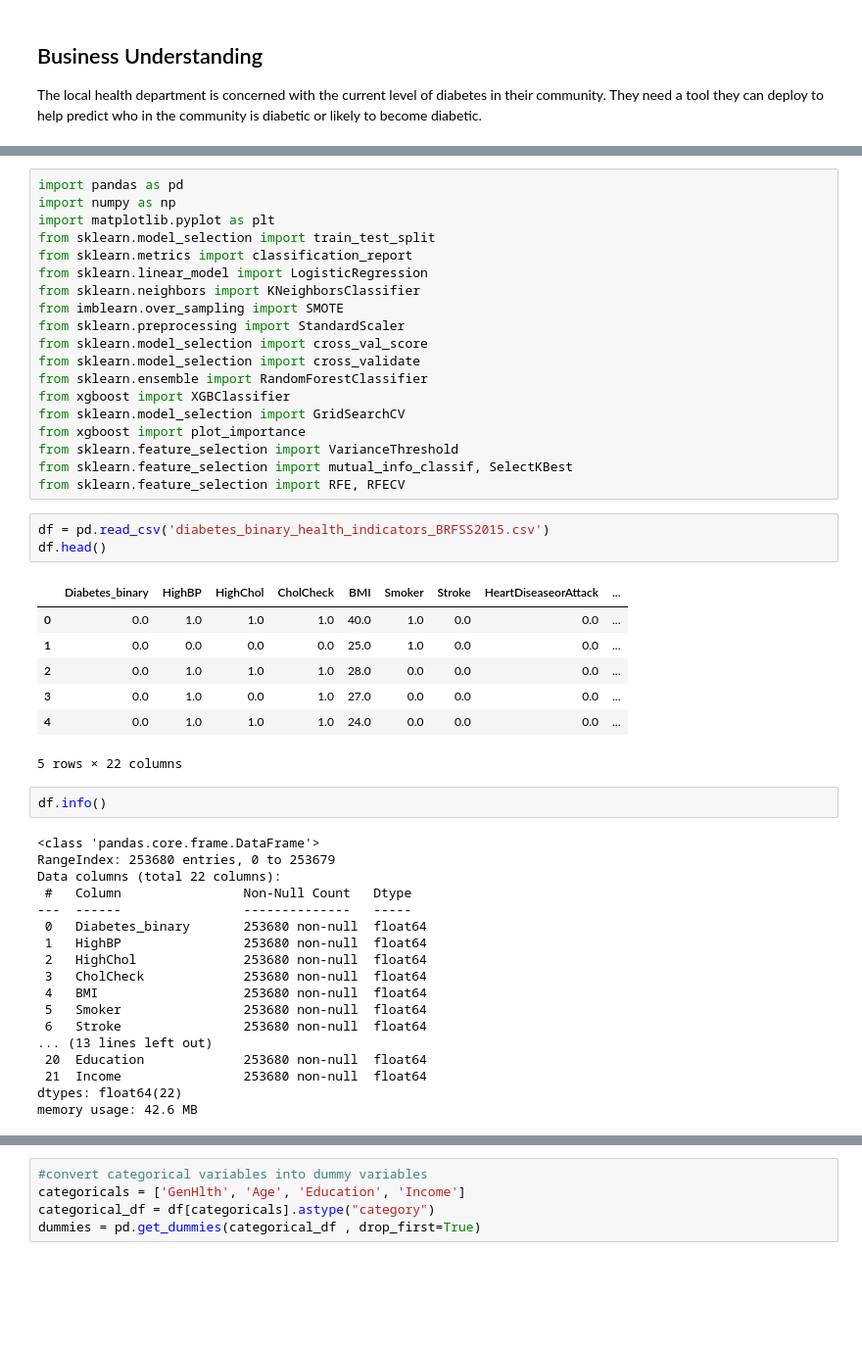
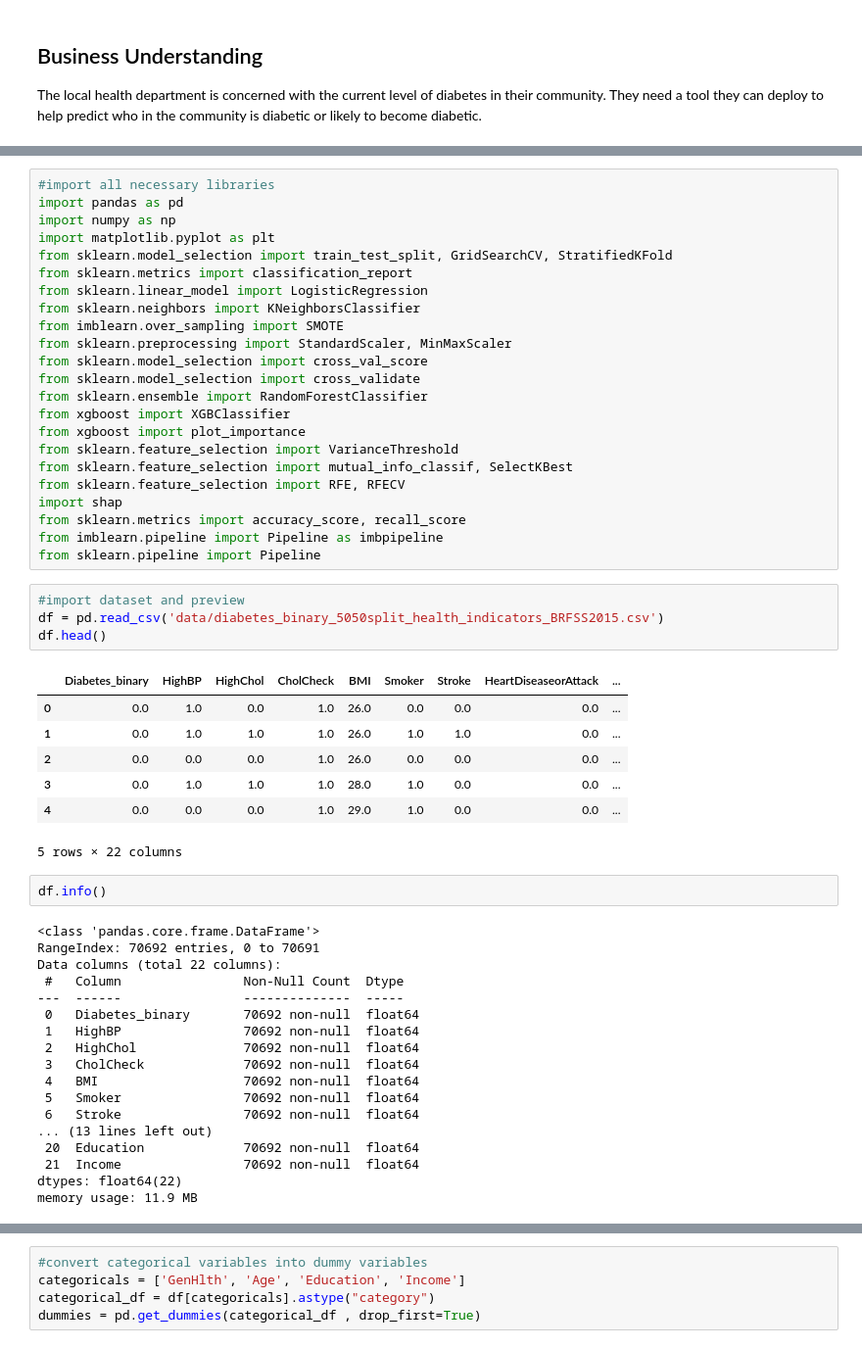
Before and after one commit to bentoler22/Flatiron_Phase_3_Project, a Jupyter notebook: Diabetes_Classification.ipynb, the cells around one changed output, grey strips where cells are left out. Shown at 98% size. Saved outputs shown, nothing was run; the diff lists cells and outputs as text; blank space fills up the shorter version.

Commit message:
further model tuning

```diff
--- a/Diabetes_Classification.ipynb
+++ b/Diabetes_Classification.ipynb
@@ -11,53 +14,58 @@ The local health department is concerned with the current level of diabetes in t
 # %%
+#import all necessary libraries
 import pandas as pd
 import numpy as np
 import matplotlib.pyplot as plt
-from sklearn.model_selection import train_test_split
+from sklearn.model_selection import train_test_split, GridSearchCV, StratifiedKFold
 from sklearn.metrics import classification_report
 from sklearn.linear_model import LogisticRegression
 from sklearn.neighbors import KNeighborsClassifier
 from imblearn.over_sampling import SMOTE
-from sklearn.preprocessing import StandardScaler
+from sklearn.preprocessing import StandardScaler, MinMaxScaler
 from sklearn.model_selection import cross_val_score
 from sklearn.model_selection import cross_validate
 from sklearn.ensemble import RandomForestClassifier
 from xgboost import XGBClassifier
-from sklearn.model_selection import GridSearchCV
 from xgboost import plot_importance
 from sklearn.feature_selection import VarianceThreshold
 from sklearn.feature_selection import mutual_info_classif, SelectKBest
 from sklearn.feature_selection import RFE, RFECV
+import shap
+from sklearn.metrics import accuracy_score, recall_score
+from imblearn.pipeline import Pipeline as imbpipeline
+from sklearn.pipeline import Pipeline
 # %%
-df = pd.read_csv('diabetes_binary_health_indicators_BRFSS2015.csv')
+#import dataset and preview
+df = pd.read_csv('data/diabetes_binary_5050split_health_indicators_BRFSS2015.csv')
 df.head()
 # %% [output]
 |  | Diabetes_binary | HighBP | HighChol | CholCheck | BMI | Smoker | Stroke | HeartDiseaseorAttack | ... |
-| 0 | 0.0 | 1.0 | 1.0 | 1.0 | 40.0 | 1.0 | 0.0 | 0.0 | ... |
-| 1 | 0.0 | 0.0 | 0.0 | 0.0 | 25.0 | 1.0 | 0.0 | 0.0 | ... |
-| 2 | 0.0 | 1.0 | 1.0 | 1.0 | 28.0 | 0.0 | 0.0 | 0.0 | ... |
-| 3 | 0.0 | 1.0 | 0.0 | 1.0 | 27.0 | 0.0 | 0.0 | 0.0 | ... |
-| 4 | 0.0 | 1.0 | 1.0 | 1.0 | 24.0 | 0.0 | 0.0 | 0.0 | ... |
+| 0 | 0.0 | 1.0 | 0.0 | 1.0 | 26.0 | 0.0 | 0.0 | 0.0 | ... |
+| 1 | 0.0 | 1.0 | 1.0 | 1.0 | 26.0 | 1.0 | 1.0 | 0.0 | ... |
+| 2 | 0.0 | 0.0 | 0.0 | 1.0 | 26.0 | 0.0 | 0.0 | 0.0 | ... |
+| 3 | 0.0 | 1.0 | 1.0 | 1.0 | 28.0 | 1.0 | 0.0 | 0.0 | ... |
+| 4 | 0.0 | 0.0 | 0.0 | 1.0 | 29.0 | 1.0 | 0.0 | 0.0 | ... |
 5 rows × 22 columns
 # %%
 df.info()
 # %% [output]
 <class 'pandas.core.frame.DataFrame'>
-RangeIndex: 253680 entries, 0 to 253679
+RangeIndex: 70692 entries, 0 to 70691
 Data columns (total 22 columns):
- #   Column                Non-Null Count   Dtype
----  ------                --------------   -----
- 0   Diabetes_binary       253680 non-null  float64
- 1   HighBP                253680 non-null  float64
- 2   HighChol              253680 non-null  float64
- 3   CholCheck             253680 non-null  float64
- 4   BMI                   253680 non-null  float64
- 5   Smoker                253680 non-null  float64
- 6   Stroke                253680 non-null  float64
+ #   Column                Non-Null Count  Dtype
+---  ------                --------------  -----
+ 0   Diabetes_binary       70692 non-null  float64
+ 1   HighBP                70692 non-null  float64
+ 2   HighChol              70692 non-null  float64
+ 3   CholCheck             70692 non-null  float64
+ 4   BMI                   70692 non-null  float64
+ 5   Smoker                70692 non-null  float64
+ 6   Stroke                70692 non-null  float64
 ... (13 lines left out)
- 20  Education             253680 non-null  float64
- 21  Income                253680 non-null  float64
+ 20  Education             70692 non-null  float64
+ 21  Income                70692 non-null  float64
 dtypes: float64(22)
-memory usage: 42.6 MB
+memory usage: 11.9 MB
 # %%
 df.describe()
 # %% [output]
```
Also changed, not shown: parts of 50 cells of this notebook, 2 other files.
